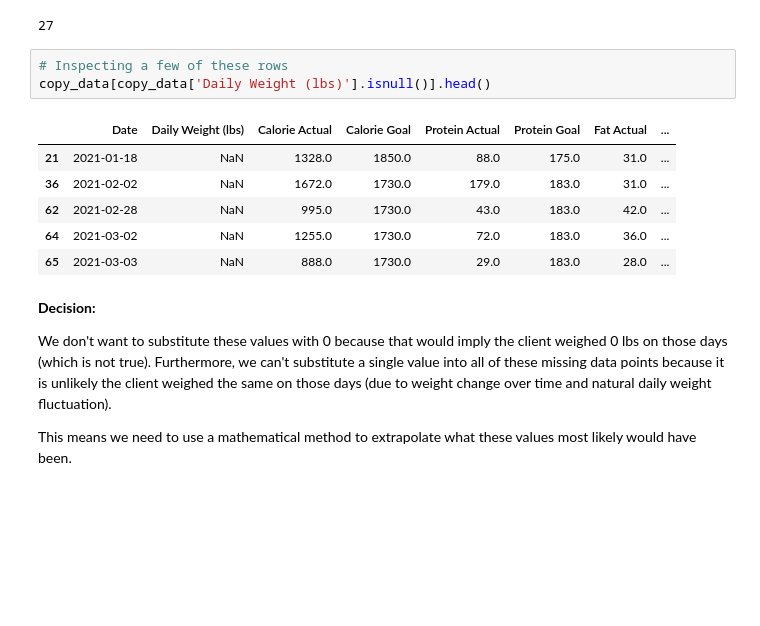
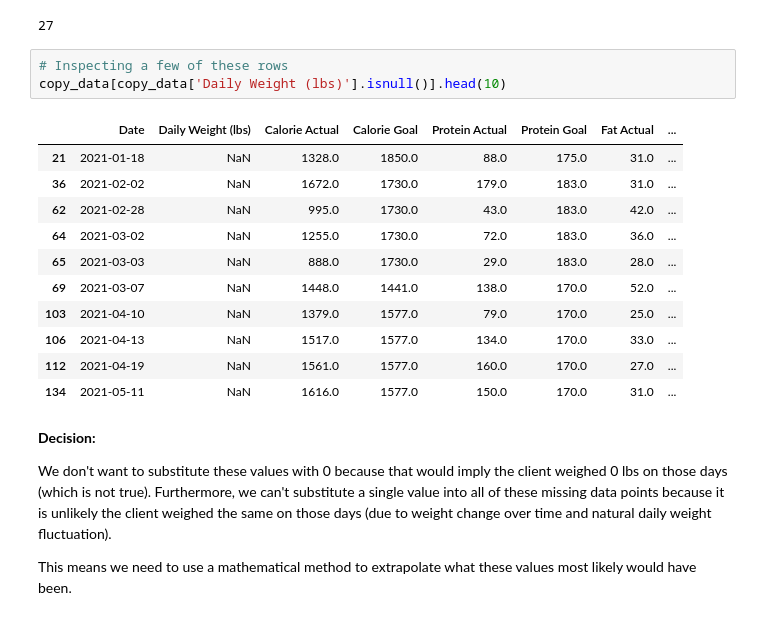
Before and after one commit to AvinashBisram/Data-Cleaning, a Jupyter notebook: Pandas 2021 Nutrition Data Cleaning/Python Nutrition Data Cleaning.ipynb, the cells around one changed output. Cells and saved outputs as stored; diff of their text form; blank space fills up the shorter version.

```diff
--- a/Pandas 2021 Nutrition Data Cleaning/Python Nutrition Data Cleaning.ipynb
+++ b/Pandas 2021 Nutrition Data Cleaning/Python Nutrition Data Cleaning.ipynb
@@ -582,14 +589,19 @@ copy_data['Daily Weight (lbs)'].isnull().sum()
 27
 # %%
 # Inspecting a few of these rows
-copy_data[copy_data['Daily Weight (lbs)'].isnull()].head()
+copy_data[copy_data['Daily Weight (lbs)'].isnull()].head(10)
 # %% [output]
 |  | Date | Daily Weight (lbs) | Calorie Actual | Calorie Goal | Protein Actual | Protein Goal | Fat Actual | ... |
 | 21 | 2021-01-18 | NaN | 1328.0 | 1850.0 | 88.0 | 175.0 | 31.0 | ... |
 | 36 | 2021-02-02 | NaN | 1672.0 | 1730.0 | 179.0 | 183.0 | 31.0 | ... |
 | 62 | 2021-02-28 | NaN | 995.0 | 1730.0 | 43.0 | 183.0 | 42.0 | ... |
 | 64 | 2021-03-02 | NaN | 1255.0 | 1730.0 | 72.0 | 183.0 | 36.0 | ... |
 | 65 | 2021-03-03 | NaN | 888.0 | 1730.0 | 29.0 | 183.0 | 28.0 | ... |
+| 69 | 2021-03-07 | NaN | 1448.0 | 1441.0 | 138.0 | 170.0 | 52.0 | ... |
+| 103 | 2021-04-10 | NaN | 1379.0 | 1577.0 | 79.0 | 170.0 | 25.0 | ... |
+| 106 | 2021-04-13 | NaN | 1517.0 | 1577.0 | 134.0 | 170.0 | 33.0 | ... |
+| 112 | 2021-04-19 | NaN | 1561.0 | 1577.0 | 160.0 | 170.0 | 27.0 | ... |
+| 134 | 2021-05-11 | NaN | 1616.0 | 1577.0 | 150.0 | 170.0 | 31.0 | ... |
 # %% [markdown]
 **Decision:**
 
```
Also changed, not shown: parts of 80 cells of this notebook.
